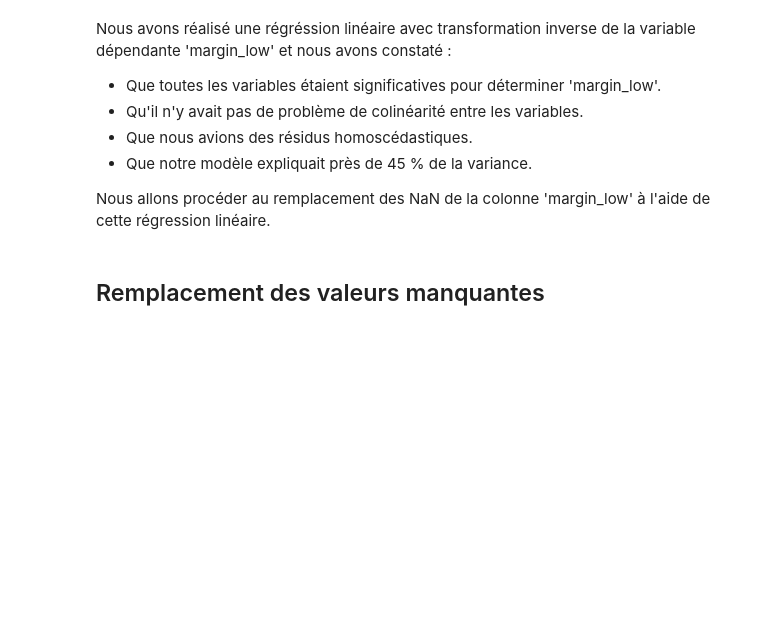
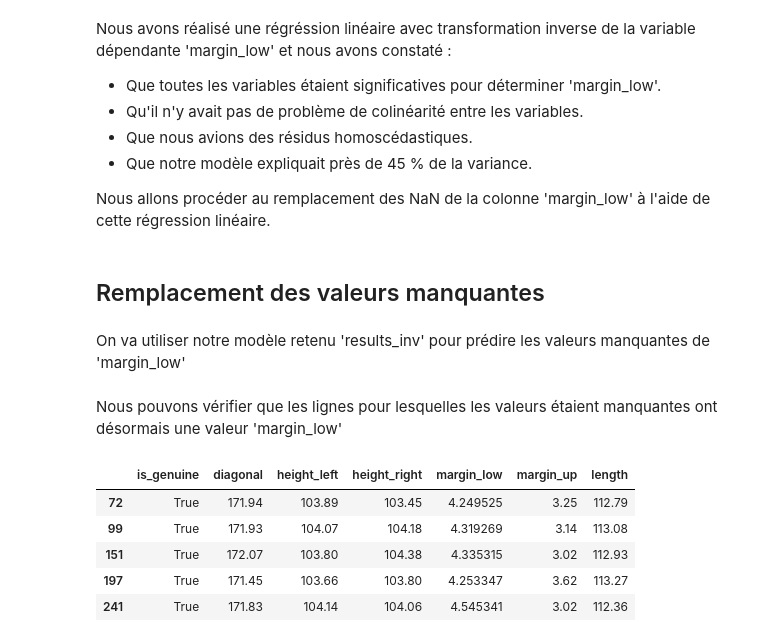
Before and after one commit to Cedric-ME/Detection_De_Faux_Billets, a Jupyter notebook: Analyse_data.ipynb, the cells around one changed output. Saved outputs shown, nothing was run; the diff lists cells and outputs as text; code cells hidden in the pictures; blank space fills up the shorter version.

```diff
--- a/Analyse_data.ipynb
+++ b/Analyse_data.ipynb
@@ -872,4 +872,6 @@ Nous avons réalisé une régréssion linéaire avec transformation inverse de l
 Nous allons procéder au remplacement des NaN de la colonne 'margin_low' à l'aide de cette régression linéaire.
 # %% [markdown]
 ## Remplacement des valeurs manquantes
+# %% [markdown]
+On va utiliser notre modèle retenu 'results_inv' pour prédire les valeurs manquantes de 'margin_low'
 # %%
@@ -876,0 +889,13 @@ data_with_na = data[data['margin_low'].isna()]
+# %% [markdown]
+Nous pouvons vérifier que les lignes pour lesquelles les valeurs étaient manquantes ont désormais une valeur 'margin_low'
+# %%
+missing_indices = data_with_na.index
+data_predicted_raw = data.loc[missing_indices]
+data_predicted_raw.head()
+# %% [output]
+|  | is_genuine | diagonal | height_left | height_right | margin_low | margin_up | length |
+| 72 | True | 171.94 | 103.89 | 103.45 | 4.249525 | 3.25 | 112.79 |
+| 99 | True | 171.93 | 104.07 | 104.18 | 4.319269 | 3.14 | 113.08 |
+| 151 | True | 172.07 | 103.80 | 104.38 | 4.335315 | 3.02 | 112.93 |
+| 197 | True | 171.45 | 103.66 | 103.80 | 4.253347 | 3.62 | 113.27 |
+| 241 | True | 171.83 | 104.14 | 104.06 | 4.545341 | 3.02 | 112.36 |
```
Also changed, not shown: parts of 17 cells of this notebook.
